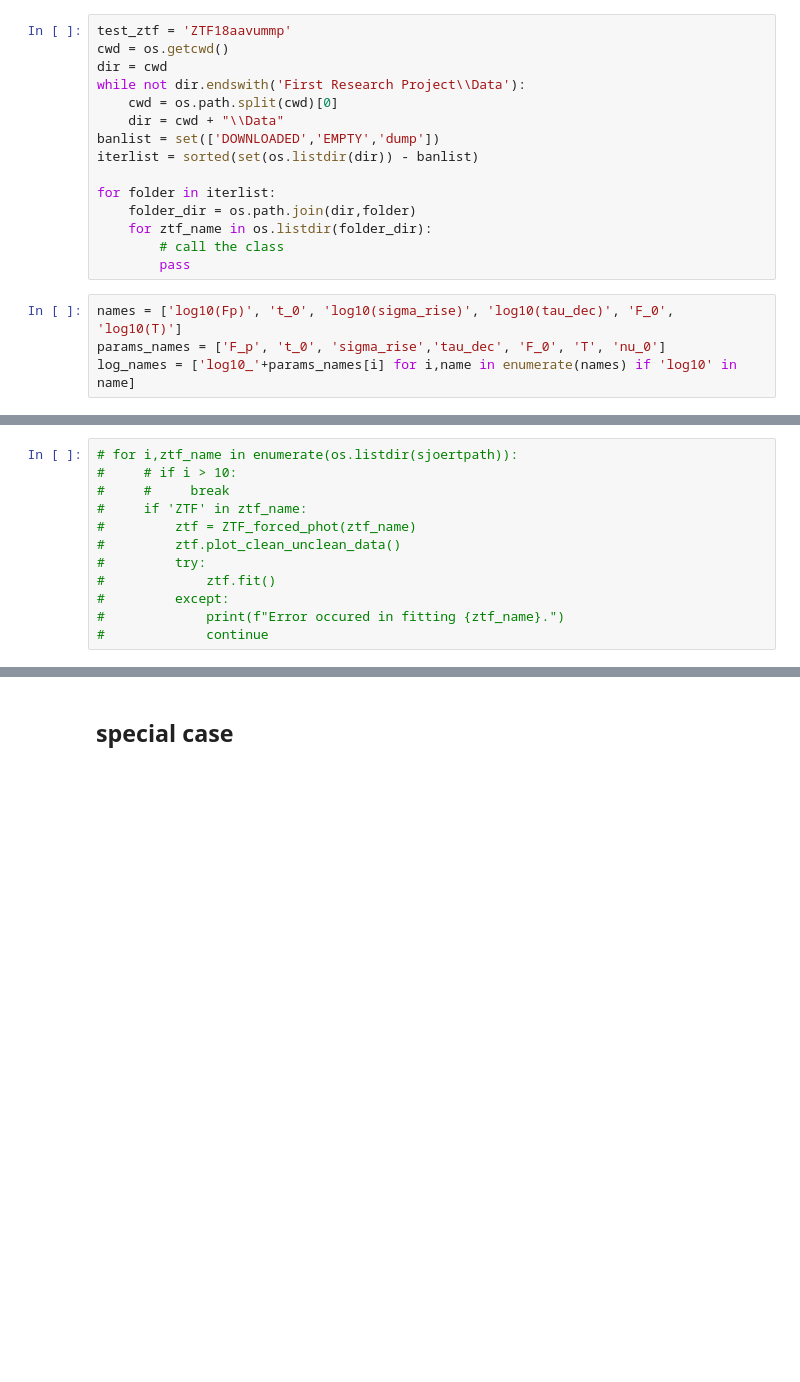
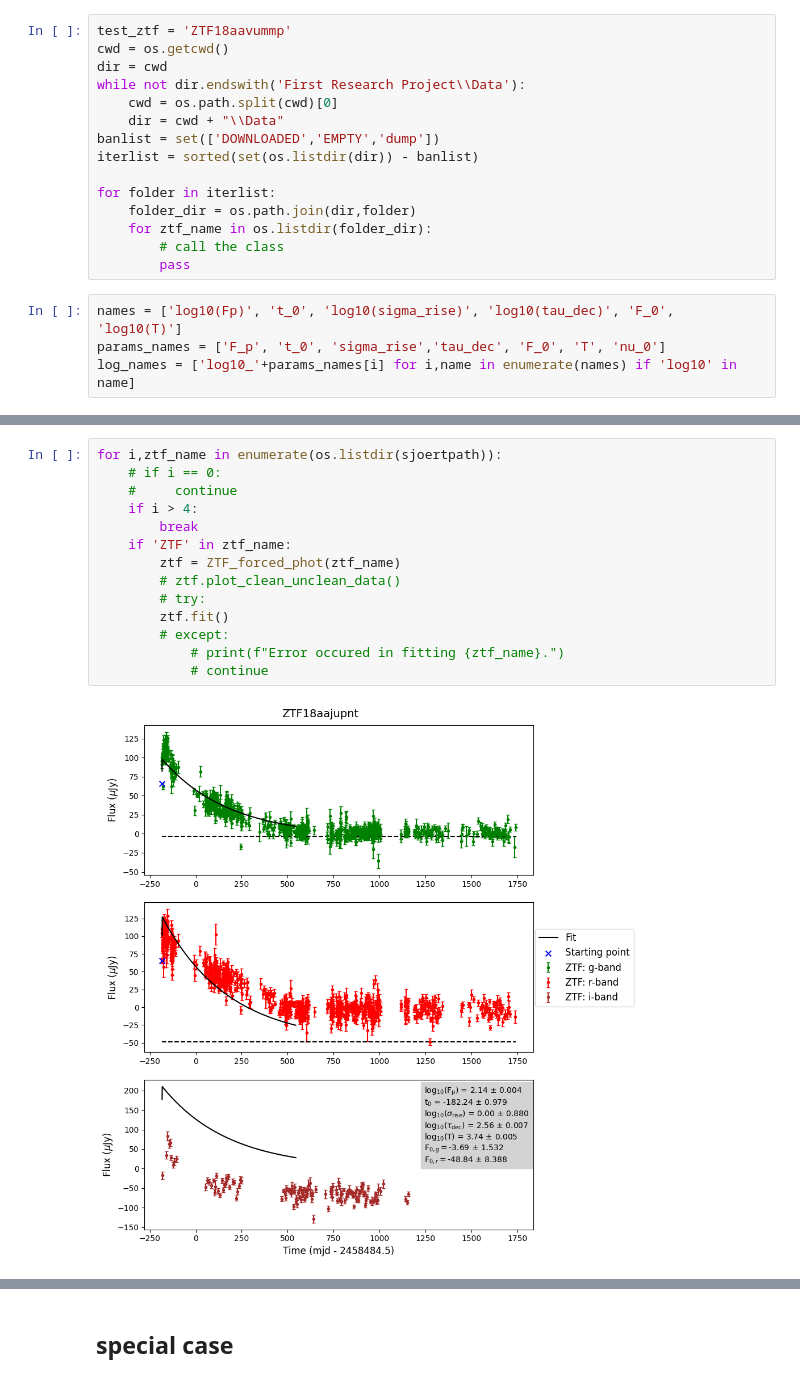
Before and after one commit to TimvdVuurst/FRP_TimvdVuurst, a Jupyter notebook: class_test.ipynb, the cells around one changed output, grey strips where cells are left out. Saved outputs shown, nothing was run; the diff lists cells and outputs as text; blank space fills up the shorter version.

```diff
--- a/class_test.ipynb
+++ b/class_test.ipynb
@@ -318,14 +395,18 @@ class ZTF_forced_phot:
             #         json.dump(param_dict,file,indent = 4,cls=NumpyEncoder)
             # return param_dict
 # %%
-# for i,ztf_name in enumerate(os.listdir(sjoertpath)):
-#     # if i > 10:
-#     #     break
-#     if 'ZTF' in ztf_name:
-#         ztf = ZTF_forced_phot(ztf_name)
-#         ztf.plot_clean_unclean_data()
-#         try:
-#             ztf.fit()
-#         except:
-#             print(f"Error occured in fitting {ztf_name}.")
-#             continue
+for i,ztf_name in enumerate(os.listdir(sjoertpath)):
+    # if i == 0:
+    #     continue
+    if i > 4:
+        break
+    if 'ZTF' in ztf_name:
+        ztf = ZTF_forced_phot(ztf_name)
+        # ztf.plot_clean_unclean_data()
+        # try:
+        ztf.fit()
+        # except:
+            # print(f"Error occured in fitting {ztf_name}.")
+            # continue
+# %% [output]
+[figure, added]
```
Also changed, not shown: parts of 5 cells of this notebook, 1 other file.
